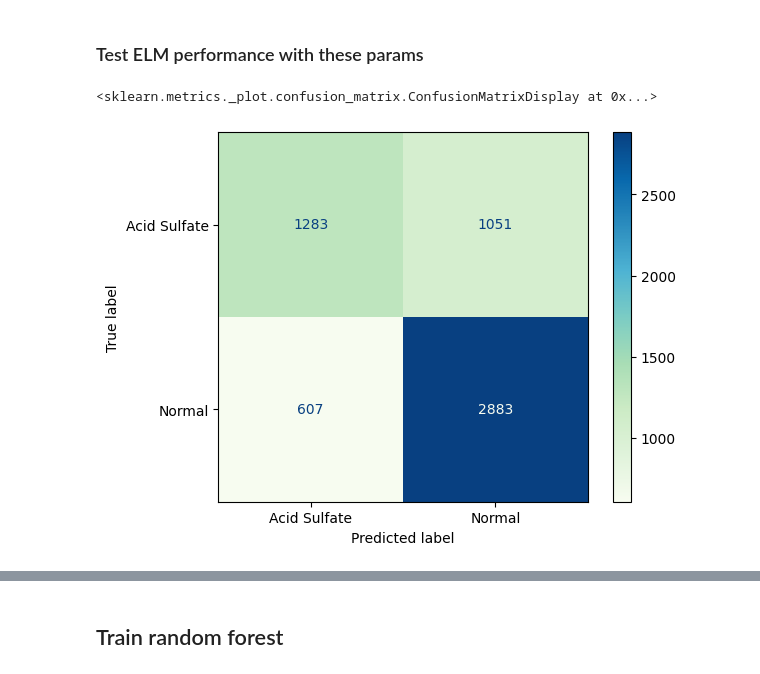
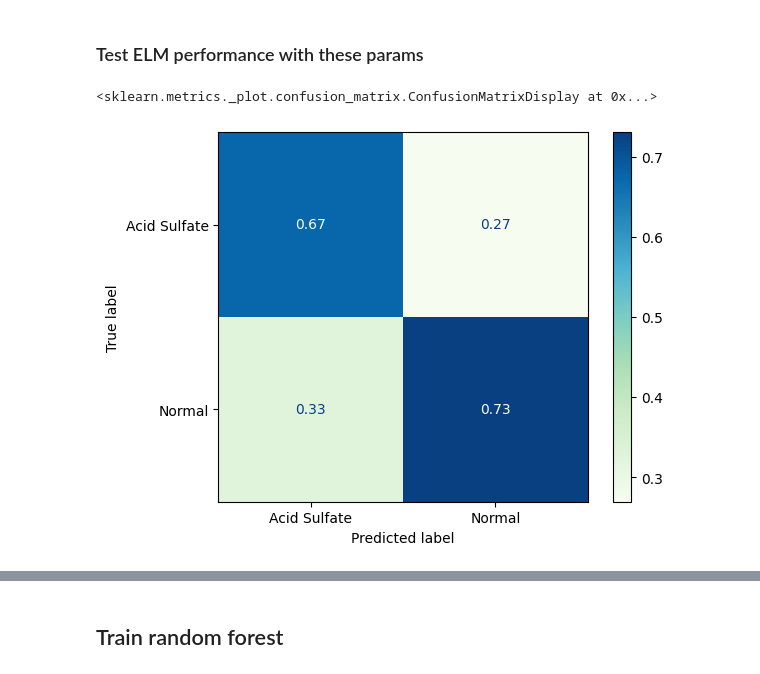
Before and after one commit to akusok/hasuriski_maps, a Jupyter notebook: notebooks/spark-load-train-predict.ipynb, the cells around one changed output, grey strips where cells are left out. Saved outputs shown, nothing was run; the diff lists cells and outputs as text; code cells hidden in the pictures.

```diff
--- a/notebooks/spark-load-train-predict.ipynb
+++ b/notebooks/spark-load-train-predict.ipynb
@@ -394,12 +392,12 @@ H = np.tanh(X@W + bias)
 B = np.linalg.solve(H.T@H, H.T@Y)
 # %%
 ConfusionMatrixDisplay(
-    confusion_matrix(Y, (H@B > 0.5)),
+    confusion_matrix(Y, (H@B > 0.5), normalize="pred"),
     display_labels=["Acid Sulfate", "Normal"],
 ).plot(cmap="GnBu")
 # %% [output]
 <sklearn.metrics._plot.confusion_matrix.ConfusionMatrixDisplay at 0x...>
-[figure, old version]
+[figure, new version]
 # %%
 from skelm import ELMClassifier
 # %%
```
Also changed, not shown: parts of 3 cells of this notebook.
